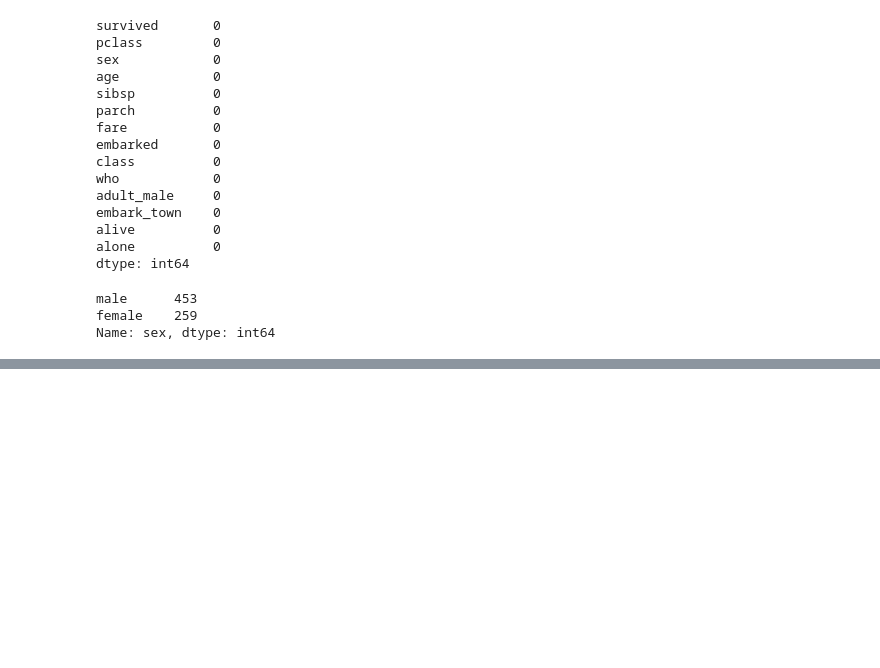
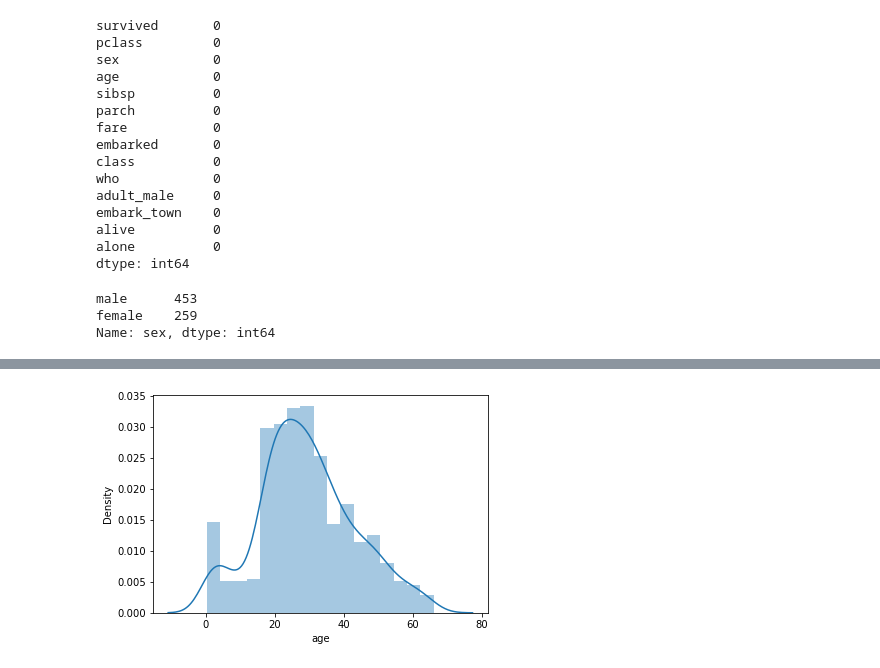
Before and after one commit to SirajAtFiverr/DataScience, a Jupyter notebook: eda.ipynb, the cells around one changed output, grey strips where cells are left out. Saved outputs shown, nothing was run; the diff lists cells and outputs as text; code cells hidden in the pictures; blank space fills up the shorter version.

```diff
--- a/eda.ipynb
+++ b/eda.ipynb
@@ -174,0 +223,5 @@ Name: sex, dtype: int64
+# %%
+sns.distplot(data['age'])
+plt.show()
+# %% [output]
+[figure, added]
```
Also changed, not shown: parts of 22 cells of this notebook.
